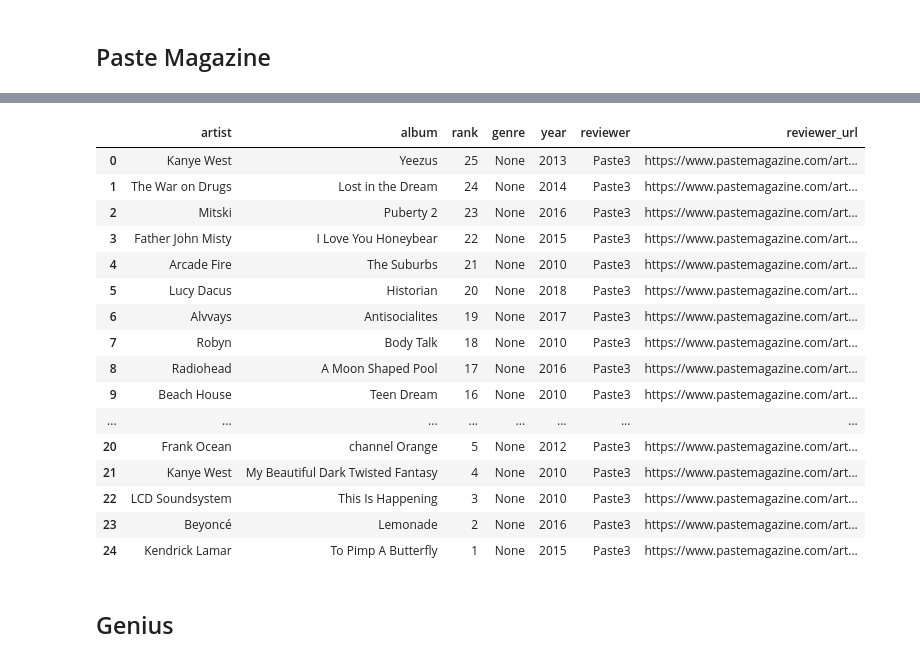
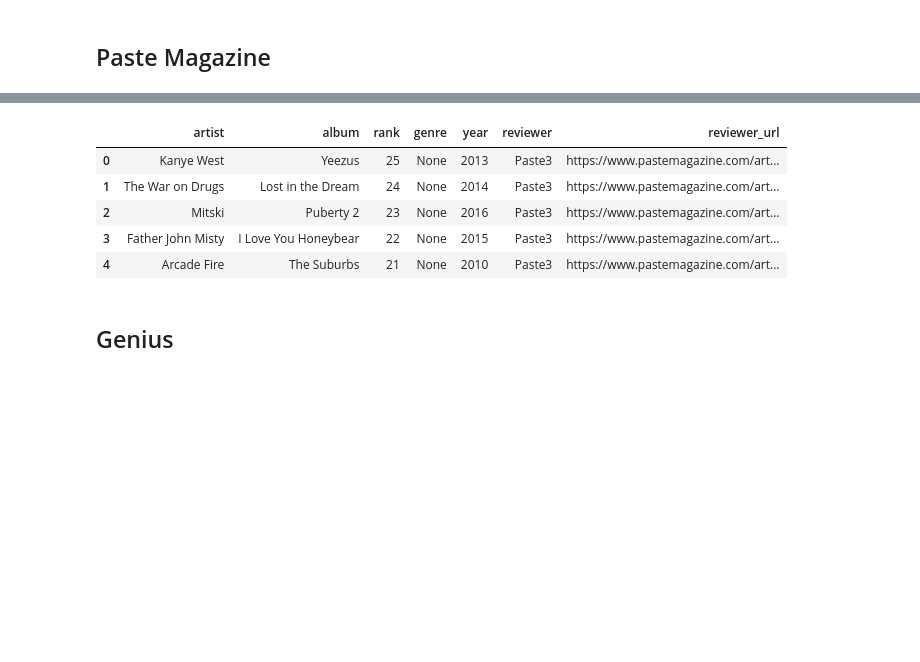
Before and after one commit to awray3/albums2010-2019, a Jupyter notebook: TopAlbums.ipynb, the cells around one changed output, grey strips where cells are left out. Saved outputs shown, nothing was run; the diff lists cells and outputs as text; code cells hidden in the pictures; blank space fills up the shorter version.

```diff
--- a/TopAlbums.ipynb
+++ b/TopAlbums.ipynb
@@ -297,33 +253,22 @@ paste_3.df
 # %%
 paste_4.create_tags("b", class_="big")
 
 paste_4.trim("strings", "1234567890. ")
 paste_4.split(": ")
 paste_4.transpose()
 paste_4.extract_year_from_paren("albums")
 paste_4.apply("albums", remove_parentheses)
 paste_4.create_df(ranks(100)[75:])
 
 # paste_4.print_data()
-paste_4.df
+paste_4.df.head()
 # %% [output]
 |  | artist | album | rank | genre | year | reviewer | reviewer_url |
 | 0 | Kanye West | Yeezus | 25 | None | 2013 | Paste3 | https://www.pastemagazine.com/art... |
 | 1 | The War on Drugs | Lost in the Dream | 24 | None | 2014 | Paste3 | https://www.pastemagazine.com/art... |
 | 2 | Mitski | Puberty 2 | 23 | None | 2016 | Paste3 | https://www.pastemagazine.com/art... |
 | 3 | Father John Misty | I Love You Honeybear | 22 | None | 2015 | Paste3 | https://www.pastemagazine.com/art... |
 | 4 | Arcade Fire | The Suburbs | 21 | None | 2010 | Paste3 | https://www.pastemagazine.com/art... |
-| 5 | Lucy Dacus | Historian | 20 | None | 2018 | Paste3 | https://www.pastemagazine.com/art... |
-| 6 | Alvvays | Antisocialites | 19 | None | 2017 | Paste3 | https://www.pastemagazine.com/art... |
-| 7 | Robyn | Body Talk | 18 | None | 2010 | Paste3 | https://www.pastemagazine.com/art... |
-| 8 | Radiohead | A Moon Shaped Pool | 17 | None | 2016 | Paste3 | https://www.pastemagazine.com/art... |
-| 9 | Beach House | Teen Dream | 16 | None | 2010 | Paste3 | https://www.pastemagazine.com/art... |
-| ... | ... | ... | ... | ... | ... | ... | ... |
-| 20 | Frank Ocean | channel Orange | 5 | None | 2012 | Paste3 | https://www.pastemagazine.com/art... |
-| 21 | Kanye West | My Beautiful Dark Twisted Fantasy | 4 | None | 2010 | Paste3 | https://www.pastemagazine.com/art... |
-| 22 | LCD Soundsystem | This Is Happening | 3 | None | 2010 | Paste3 | https://www.pastemagazine.com/art... |
-| 23 | Beyoncé | Lemonade | 2 | None | 2016 | Paste3 | https://www.pastemagazine.com/art... |
-| 24 | Kendrick Lamar | To Pimp A Butterfly | 1 | None | 2015 | Paste3 | https://www.pastemagazine.com/art... |
 # %%
 websites.extend([paste_1, paste_2, paste_3, paste_4])
 # %% [markdown]
```
Also changed, not shown: parts of 79 cells of this notebook.
